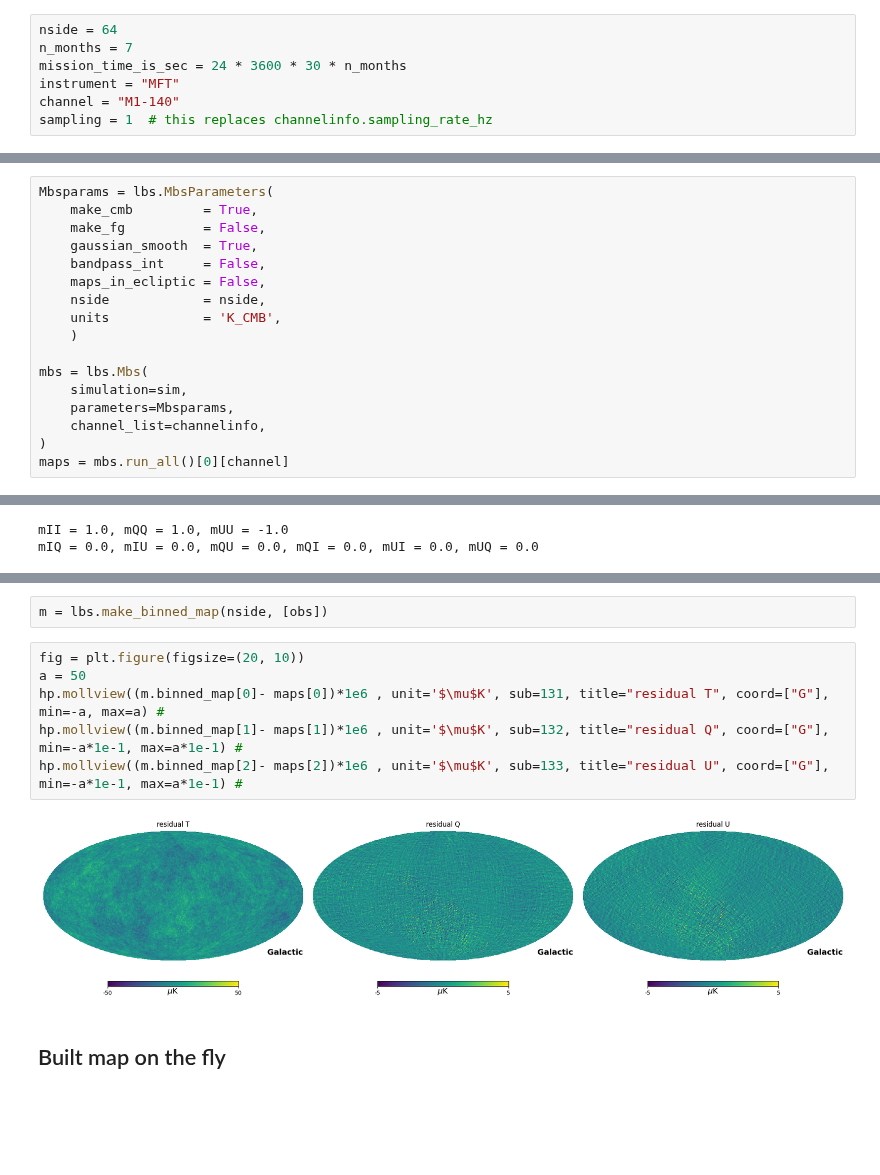
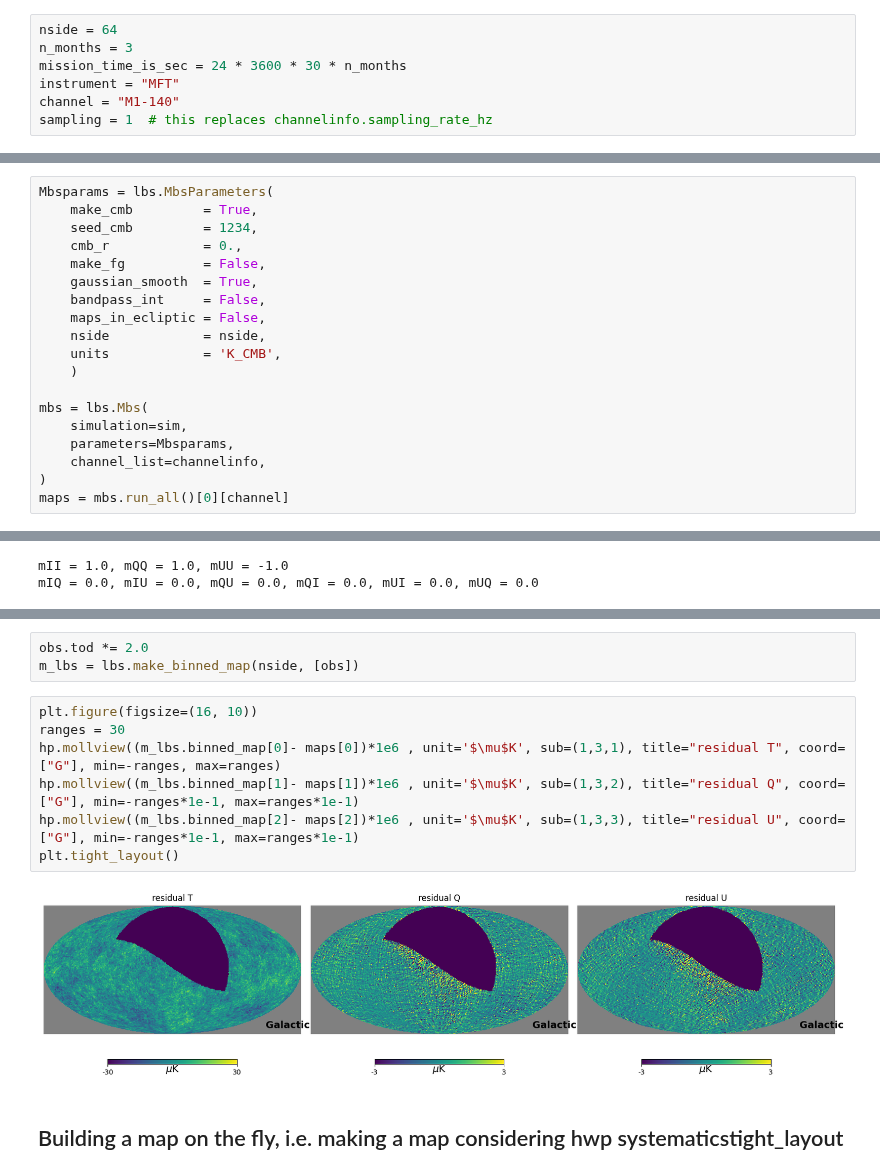
Before and after one commit to litebird/litebird_sim, a Jupyter notebook: litebird_sim/hwp_sys/examples/simple_scan.ipynb, the cells around one changed output, grey strips where cells are left out. Saved outputs shown, nothing was run; the diff lists cells and outputs as text; blank space fills up the shorter version.

```diff
--- a/litebird_sim/hwp_sys/examples/simple_scan.ipynb
+++ b/litebird_sim/hwp_sys/examples/simple_scan.ipynb
@@ -8,7 +7,7 @@ import matplotlib.pyplot as plt
 %matplotlib inline
 # %%
 nside = 64
-n_months = 7
+n_months = 3
 mission_time_is_sec = 24 * 3600 * 30 * n_months
 instrument = "MFT"
 channel = "M1-140"
@@ -84,6 +83,8 @@ del (quaternion_buffer, sim.spin2ecliptic_quats)
 # %%
 Mbsparams = lbs.MbsParameters(
     make_cmb         = True,
+    seed_cmb         = 1234,
+    cmb_r            = 0.,
     make_fg          = False,
     gaussian_smooth  = True,
     bandpass_int     = False,
@@ -162,12 +158,14 @@ plt.plot(obs.tod[1])
 # %%
-m = lbs.make_binned_map(nside, [obs])
+obs.tod *= 2.0
+m_lbs = lbs.make_binned_map(nside, [obs])
 # %%
-fig = plt.figure(figsize=(20, 10))
-a = 50
-hp.mollview((m.binned_map[0]- maps[0])*1e6 , unit='$\mu$K', sub=131, title="residual T", coord=["G"], min=-a, max=a) #
-hp.mollview((m.binned_map[1]- maps[1])*1e6 , unit='$\mu$K', sub=132, title="residual Q", coord=["G"], min=-a*1e-1, max=a*1e-1) #
-hp.mollview((m.binned_map[2]- maps[2])*1e6 , unit='$\mu$K', sub=133, title="residual U", coord=["G"], min=-a*1e-1, max=a*1e-1) #
+plt.figure(figsize=(16, 10))
+ranges = 30
+hp.mollview((m_lbs.binned_map[0]- maps[0])*1e6 , unit='$\mu$K', sub=(1,3,1), title="residual T", coord=["G"], min=-ranges, max=ranges)
+hp.mollview((m_lbs.binned_map[1]- maps[1])*1e6 , unit='$\mu$K', sub=(1,3,2), title="residual Q", coord=["G"], min=-ranges*1e-1, max=ranges*1e-1)
+hp.mollview((m_lbs.binned_map[2]- maps[2])*1e6 , unit='$\mu$K', sub=(1,3,3), title="residual U", coord=["G"], min=-ranges*1e-1, max=ranges*1e-1)
+plt.tight_layout()
 # %% [output]
-[figure, old version]
+[figure, new version]
 # %% [markdown]
-## Built map on the fly
+## Building a map on the fly, i.e. making a map considering hwp systematicstight_layout
```
Also changed, not shown: parts of 11 cells of this notebook, 1 other file.
